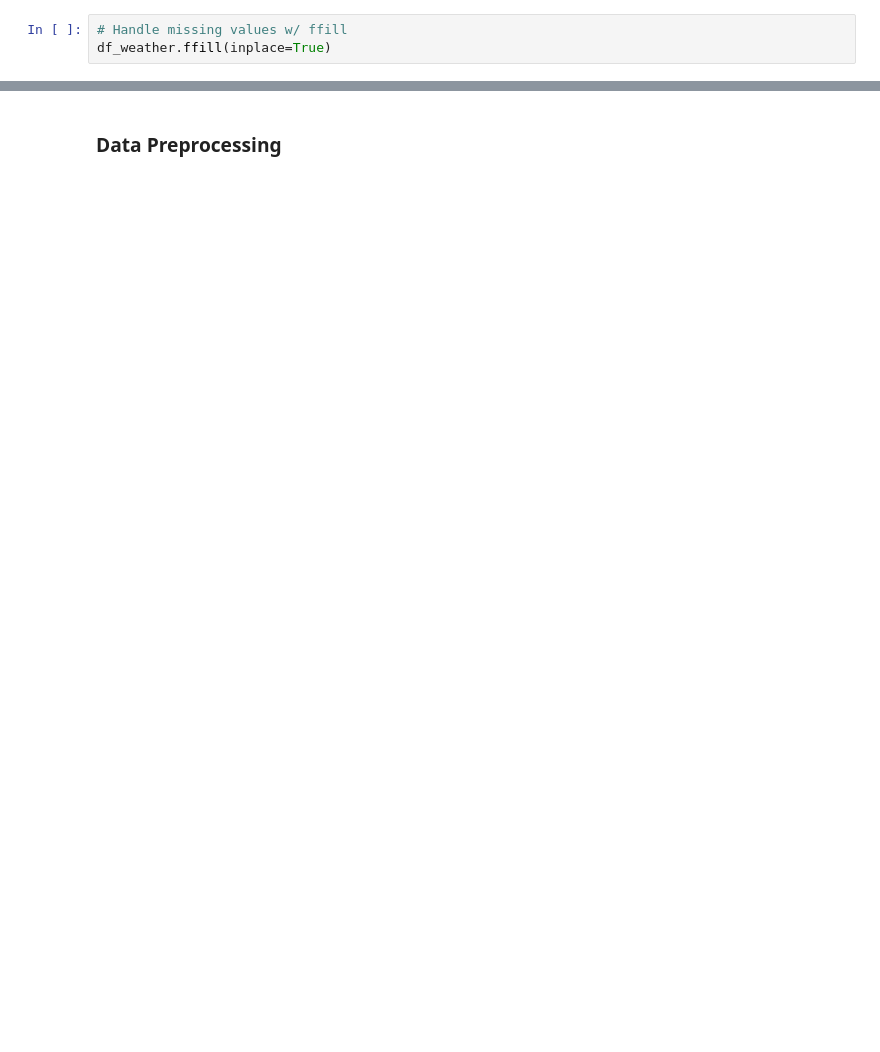
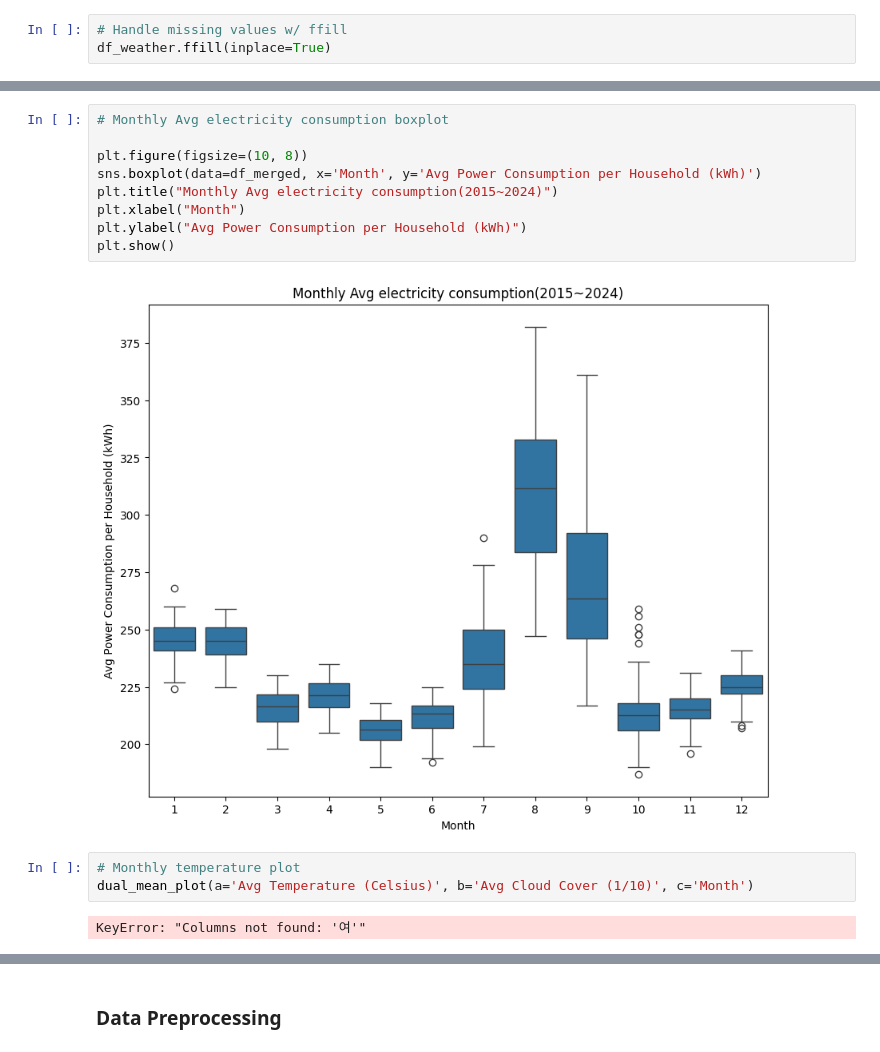
Before and after one commit to somnio-kimm/electricity_consumption_prediction, a Jupyter notebook: electricity_consumption_prediction.ipynb, the cells around one changed output, grey strips where cells are left out. Drawn from its saved outputs; the diff is of its cells as text; blank space fills up the shorter version.

```diff
--- a/electricity_consumption_prediction.ipynb
+++ b/electricity_consumption_prediction.ipynb
@@ -268,0 +396,16 @@ memory usage: 170.8+ KB
+# %%
+# Monthly Avg electricity consumption boxplot
+
+plt.figure(figsize=(10, 8))
+sns.boxplot(data=df_merged, x='Month', y='Avg Power Consumption per Household (kWh)')
+plt.title("Monthly Avg electricity consumption(2015~2024)")
+plt.xlabel("Month")
+plt.ylabel("Avg Power Consumption per Household (kWh)")
+plt.show()
+# %% [output]
+[figure, added]
+# %%
+# Monthly temperature plot
+dual_mean_plot(a='Avg Temperature (Celsius)', b='Avg Cloud Cover (1/10)', c='Month')
+# %% [output]
+KeyError: "Columns not found: '여'"
```
Also changed, not shown: parts of 28 cells of this notebook, 10 other files.
